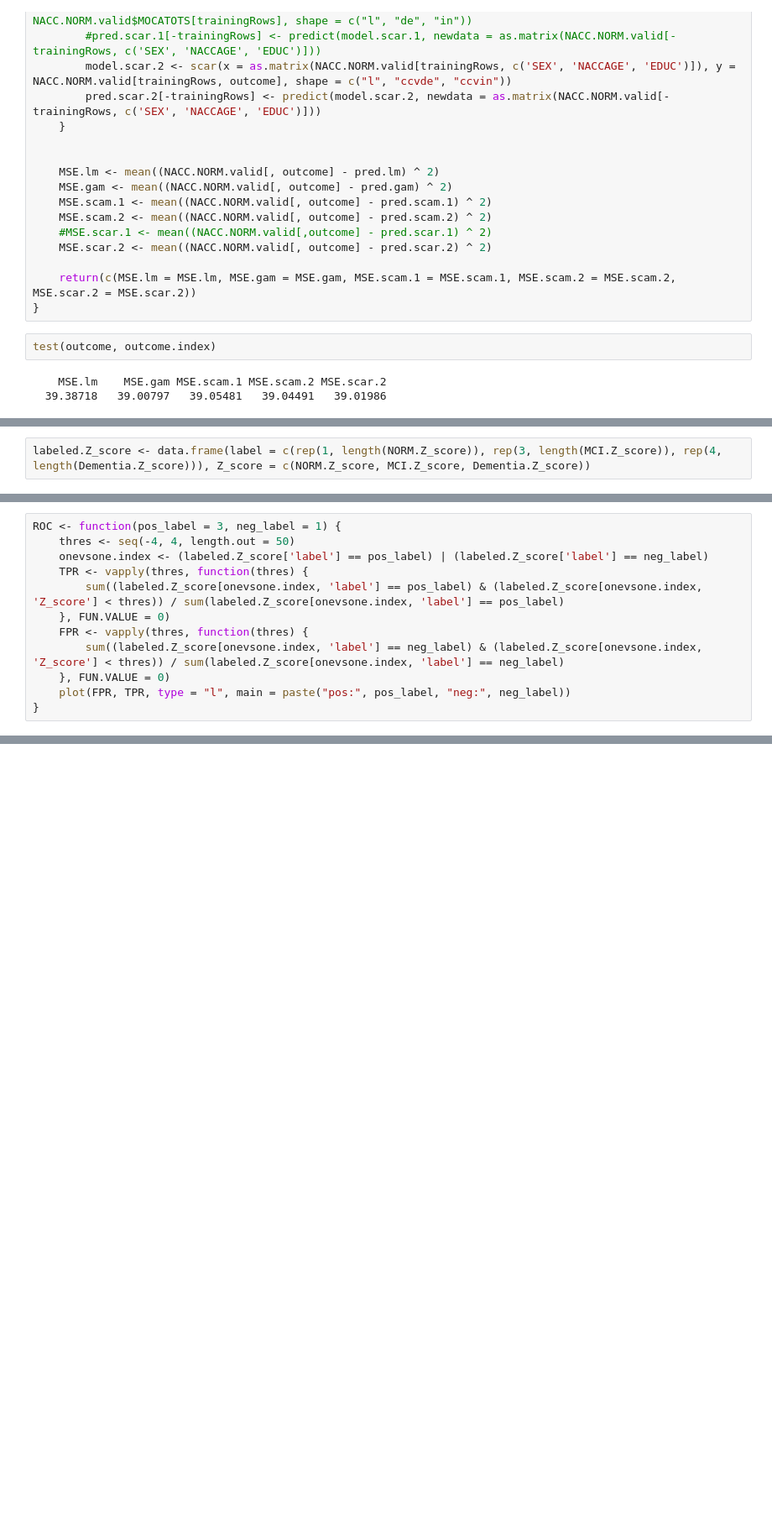
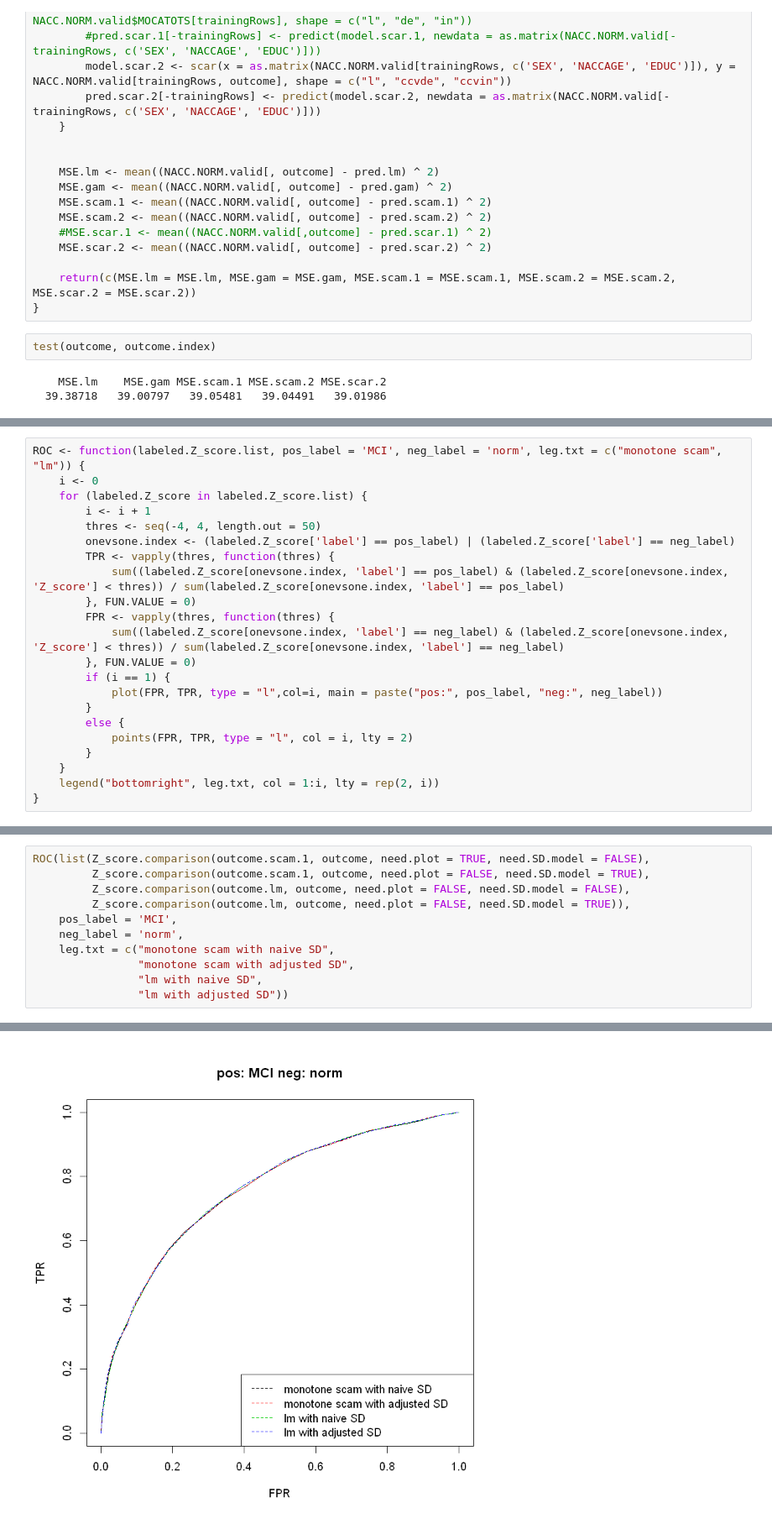
Before and after one commit to KillingVectorField/Reanalyze-UDS-data-using-SCMLE, a Jupyter notebook: Report.ipynb, the cells around one changed output, grey strips where cells are left out. Shown: that part at 84% size. Drawn from its saved outputs; the diff is of its cells as text; blank space fills up the shorter version.

```diff
--- a/Report.ipynb
+++ b/Report.ipynb
@@ -500,2 +400,0 @@ plot(Dementia.Z_score.hist, freq = FALSE, col = rgb(0, 0, 1, 1 / 4), add = TRUE)
-# %%
-labeled.Z_score <- data.frame(label = c(rep(1, length(NORM.Z_score)), rep(3, length(MCI.Z_score)), rep(4, length(Dementia.Z_score))), Z_score = c(NORM.Z_score, MCI.Z_score, Dementia.Z_score))
@@ -504,12 +464,22 @@ labeled.Z_score <- data.frame(label = c(rep(1, length(NORM.Z_score)), rep(3, len
 # %%
-ROC <- function(pos_label = 3, neg_label = 1) {
-    thres <- seq(-4, 4, length.out = 50)
-    onevsone.index <- (labeled.Z_score['label'] == pos_label) | (labeled.Z_score['label'] == neg_label)
-    TPR <- vapply(thres, function(thres) {
-        sum((labeled.Z_score[onevsone.index, 'label'] == pos_label) & (labeled.Z_score[onevsone.index, 'Z_score'] < thres)) / sum(labeled.Z_score[onevsone.index, 'label'] == pos_label)
-    }, FUN.VALUE = 0)
-    FPR <- vapply(thres, function(thres) {
-        sum((labeled.Z_score[onevsone.index, 'label'] == neg_label) & (labeled.Z_score[onevsone.index, 'Z_score'] < thres)) / sum(labeled.Z_score[onevsone.index, 'label'] == neg_label)
-    }, FUN.VALUE = 0)
-    plot(FPR, TPR, type = "l", main = paste("pos:", pos_label, "neg:", neg_label))
+ROC <- function(labeled.Z_score.list, pos_label = 'MCI', neg_label = 'norm', leg.txt = c("monotone scam", "lm")) {
+    i <- 0
+    for (labeled.Z_score in labeled.Z_score.list) {
+        i <- i + 1
+        thres <- seq(-4, 4, length.out = 50)
+        onevsone.index <- (labeled.Z_score['label'] == pos_label) | (labeled.Z_score['label'] == neg_label)
+        TPR <- vapply(thres, function(thres) {
+            sum((labeled.Z_score[onevsone.index, 'label'] == pos_label) & (labeled.Z_score[onevsone.index, 'Z_score'] < thres)) / sum(labeled.Z_score[onevsone.index, 'label'] == pos_label)
+        }, FUN.VALUE = 0)
+        FPR <- vapply(thres, function(thres) {
+            sum((labeled.Z_score[onevsone.index, 'label'] == neg_label) & (labeled.Z_score[onevsone.index, 'Z_score'] < thres)) / sum(labeled.Z_score[onevsone.index, 'label'] == neg_label)
+        }, FUN.VALUE = 0)
+        if (i == 1) {
+            plot(FPR, TPR, type = "l",col=i, main = paste("pos:", pos_label, "neg:", neg_label))
+        }
+        else {
+            points(FPR, TPR, type = "l", col = i, lty = 2)
+        }
+    }
+    legend("bottomright", leg.txt, col = 1:i, lty = rep(2, i))
 }
@@ -523,0 +486,12 @@ ROC(4, 1)
+# %%
+ROC(list(Z_score.comparison(outcome.scam.1, outcome, need.plot = TRUE, need.SD.model = FALSE),
+         Z_score.comparison(outcome.scam.1, outcome, need.plot = FALSE, need.SD.model = TRUE),
+         Z_score.comparison(outcome.lm, outcome, need.plot = FALSE, need.SD.model = FALSE),
+         Z_score.comparison(outcome.lm, outcome, need.plot = FALSE, need.SD.model = TRUE)),
+    pos_label = 'MCI',
+    neg_label = 'norm',
+    leg.txt = c("monotone scam with naive SD",
+                "monotone scam with adjusted SD",
+                "lm with naive SD",
+                "lm with adjusted SD"))
+# %% [output]
@@ -523,0 +508 @@ ROC(4, 1)
+[figure, added]
```
Also changed, not shown: parts of 20 cells of this notebook.
